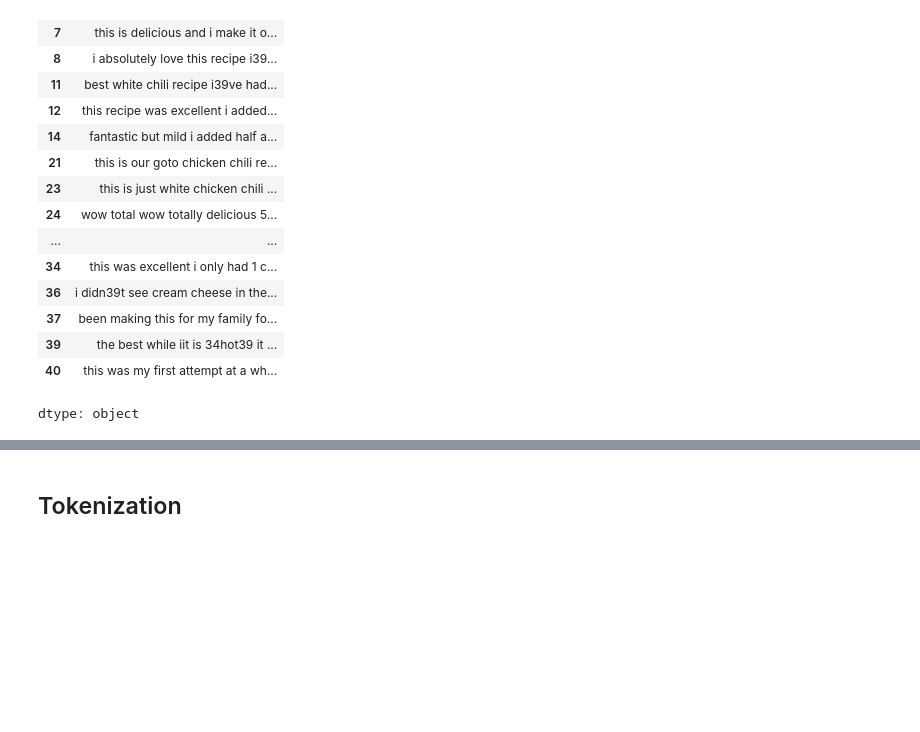
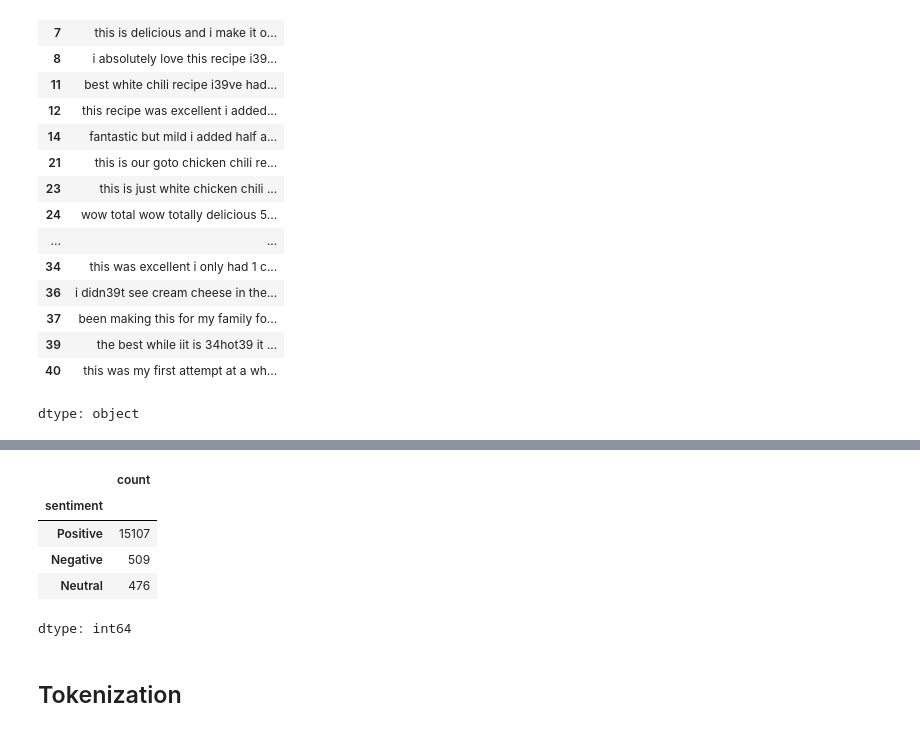
Before and after one commit to Rini43/NLP_Project_Receipe_Reviews_and_Feedback, a Jupyter notebook: notebooks/NLP_Project.ipynb, the cells around one changed output, grey strips where cells are left out. Saved outputs shown, nothing was run; the diff lists cells and outputs as text; code cells hidden in the pictures; blank space fills up the shorter version.

```diff
--- a/notebooks/NLP_Project.ipynb
+++ b/notebooks/NLP_Project.ipynb
@@ -323,3 +394,15 @@ print(df_review["text"].dtype)
+# %%
+# Count the number of reviews in each sentiment category
+# This helps check the distribution of Negative, Neutral, and Positive reviews
+
+df_review["sentiment"].value_counts()
+# %% [output]
+|  | count |
+| sentiment |  |
+| Positive | 15107 |
+| Negative | 509 |
+| Neutral | 476 |
+dtype: int64
 # %% [markdown]
 ## Tokenization
 # %%
```
Also changed, not shown: parts of 26 cells of this notebook.
